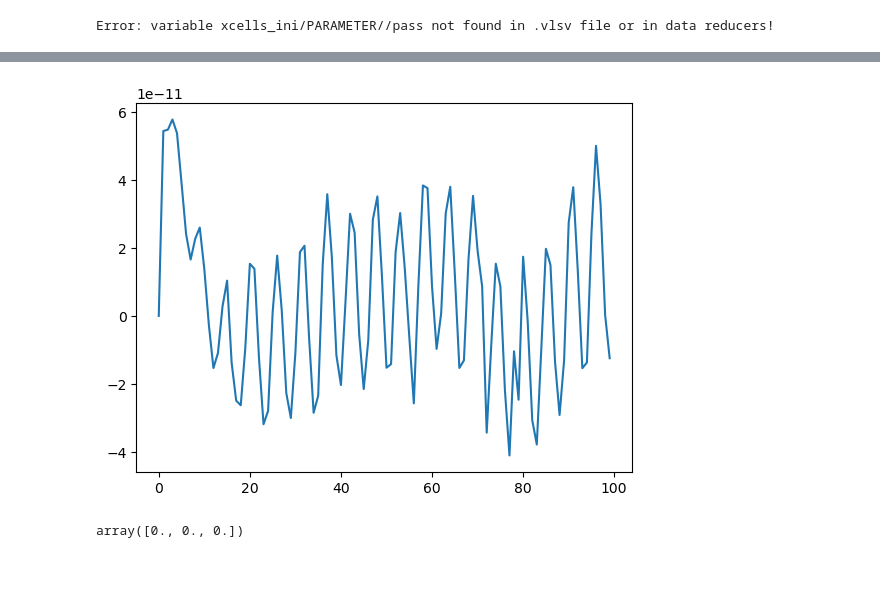
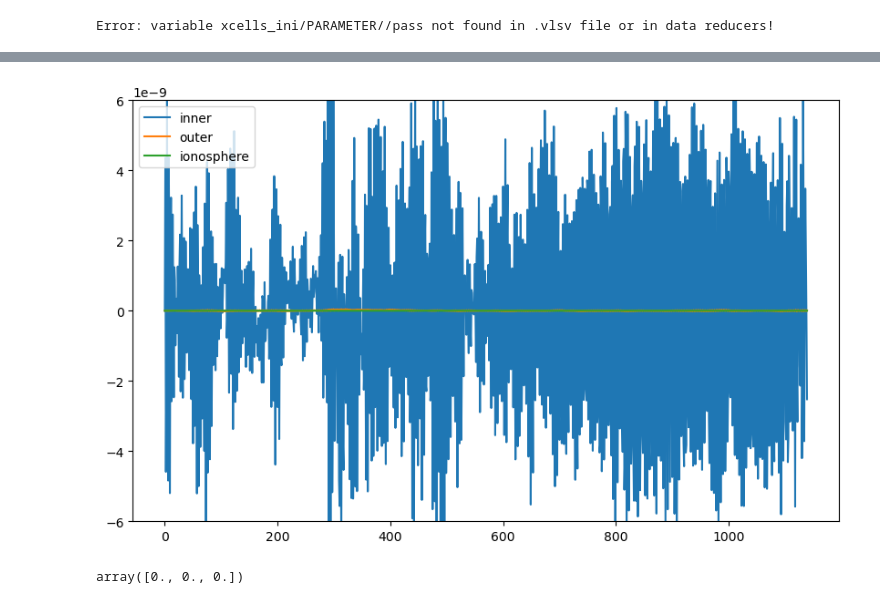
Before and after one commit to kostahoraites/carrington, a Jupyter notebook: gics.ipynb, the cells around one changed output, grey strips where cells are left out. Saved outputs shown, nothing was run; the diff lists cells and outputs as text; code cells hidden in the pictures; blank space fills up the shorter version.

Commit message:
New code to evaluate soacecraft charging. Tidied up field tracing code a bit. created gics.py and gics.sh, script version of gics.ipynb

```diff
--- a/utils/gics.ipynb
+++ b/gics.ipynb
@@ -1,4 +1,9 @@
 # %%
+'''
+Before running cell blocks below, requires running biot_savart.py
+(option #1 in main()) to generate total ground magnetic field files
+'''
+
 import os
 #os.environ['PATH'] = "/wrk-vakka/group/spacephysics/proj/appl/tex-basic/texlive/2023/bin/x86_64-linux:" + os.environ['PATH']
 print(os.environ["PATH"])
@@ -18,9 +23,15 @@ from myutils import cartesian_to_spherical_vector, spherical_to_cartesian, mkdir
 
 R_EARTH = 6371000.
 
-dir = "/wrk-vakka/group/spacephysics/vlasiator/3D/FHA/bulk1_sidecars/ig_B"
-f = ft.f(dir + "/ionosphere_B_sidecar_FHA.0000784.vlsv")     # FHA: file indices 501 - 1254
+run = "EGL"  # FHA
+if run == "FIA":
+    dir = "/wrk-vakka/group/spacephysics/vlasiator/3D/FIA/bulk_sidecars/ig_B"
+elif run == "FHA":
+    dir = "/wrk-vakka/group/spacephysics/vlasiator/3D/FHA/bulk1_sidecars/ig_B"
+elif run == "EGL":
+    dir = "/wrk-vakka/group/spacephysics/vlasiator/3D/EGL/sidecars/ig_B"
+f = ft.f("/wrk-vakka/group/spacephysics/vlasiator/3D/FHA/bulk1_sidecars/ig_B/ionosphere_B_sidecar_FHA.0000784.vlsv")     # FHA: file indices 501 - 1254
 f.list()
-plt.plot([1,2])
-plt.show()
+#plt.plot([1,2])
+#plt.show()
 # %% [output]
@@ -191,10 +285,14 @@ for i in range(x0.size):
-# %%
-E_north
-#plt.plot(E_east_arr[12,:])
-plt.plot(ig_dB_dt_arr[12,0,:])
-plt.show()
-# %% [output]
-[figure, removed]
+# %%
+E_north
+#plt.plot(E_east_arr[12,:])
+plt.plot(ig_dB_dt_inner_arr[55,0,:], label = 'inner')
+plt.plot(ig_dB_dt_outer_arr[55,0,:], label = 'outer')
+plt.plot(ig_dB_dt_ionosphere_arr[55,0,:], label = 'ionosphere')
+plt.legend()
+plt.ylim([-6e-9, 6e-9])
+plt.show()
+# %% [output]
+[figure, added]
 # %%
 ig_dB_dt_arr[0,:,0]
 # %% [output]
```
Also changed, not shown: parts of 8 cells of this notebook, 10 other files.
